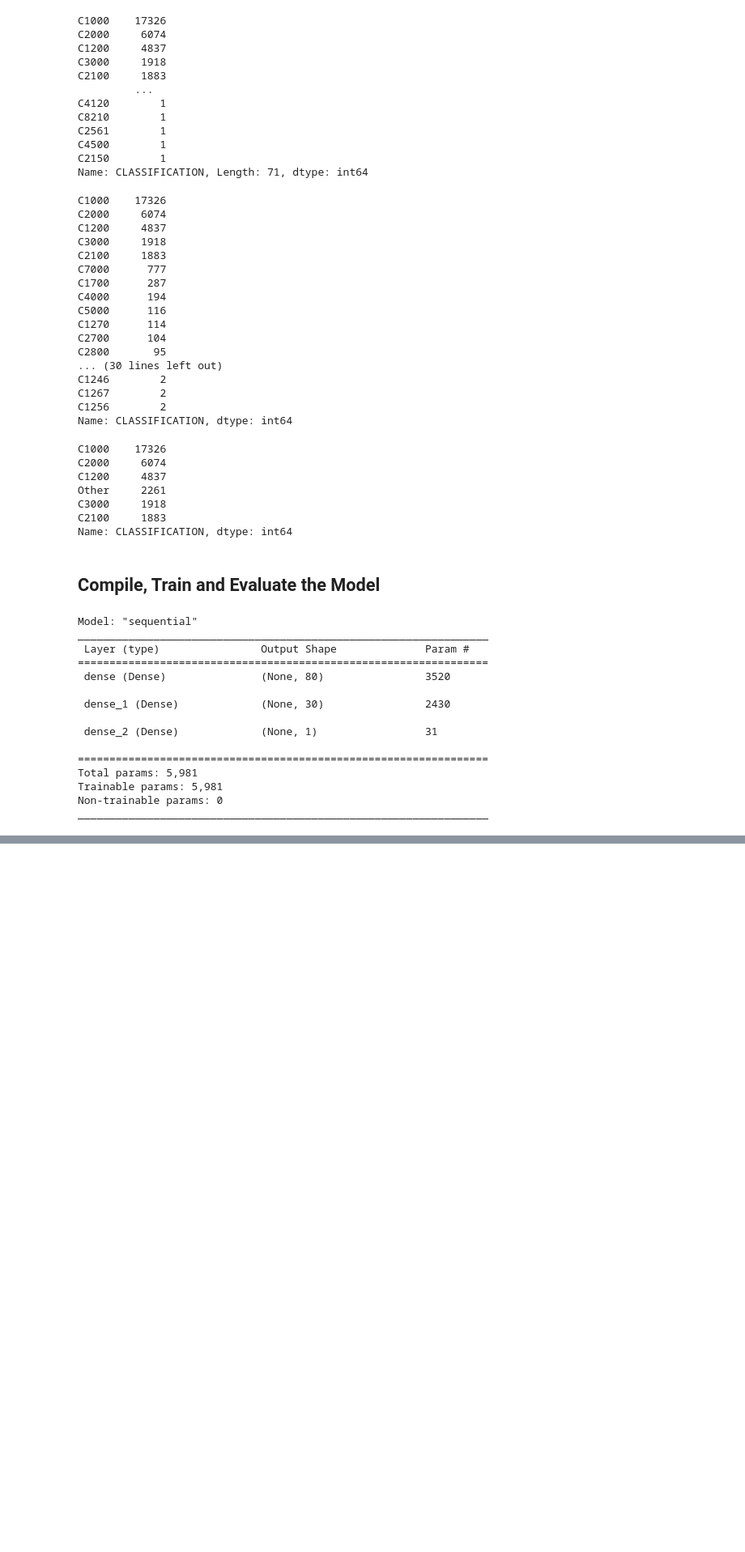
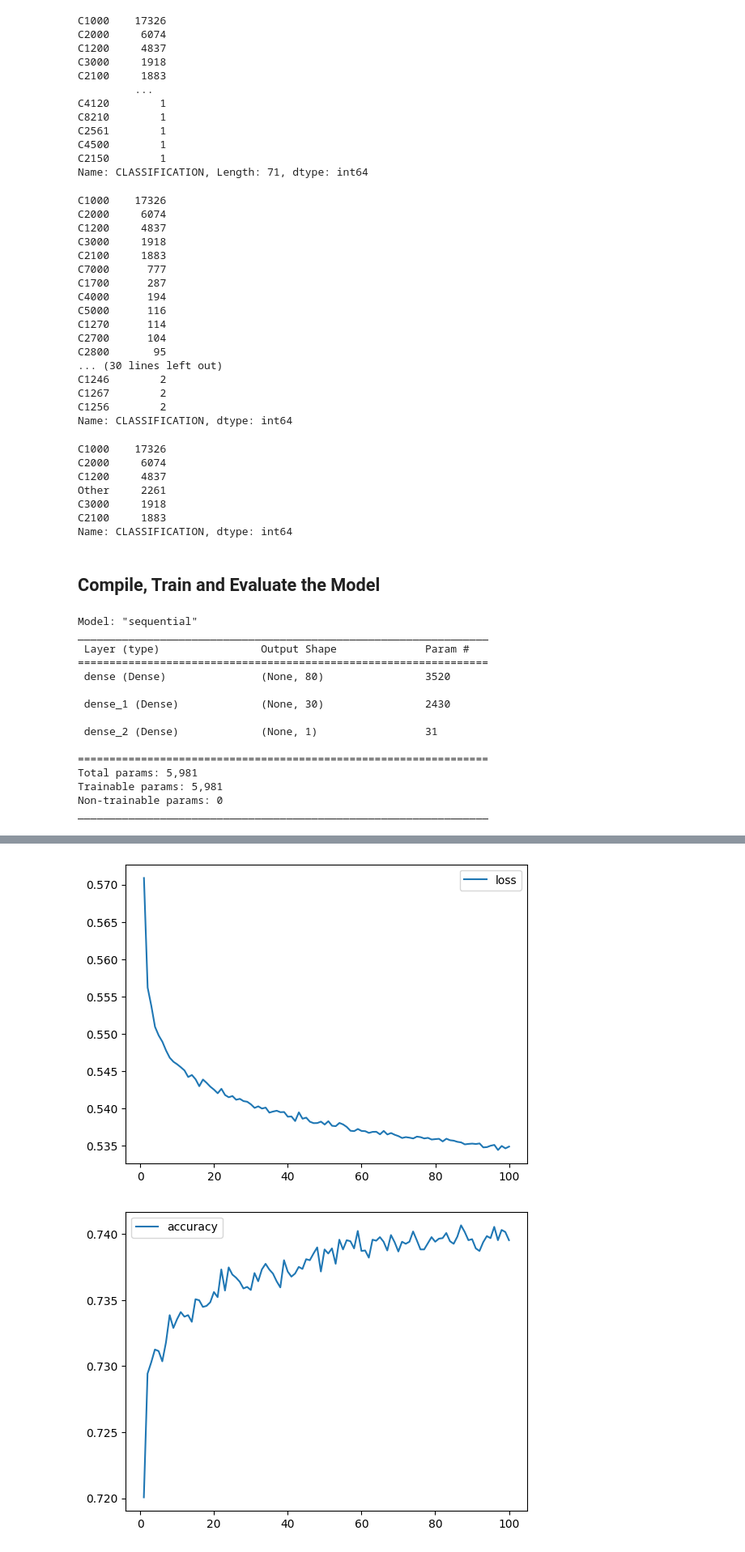
Before and after one commit to shriparna/deep-learning-challenge, a Jupyter notebook: DeepLearningModel/AlphabetSoupCharity.ipynb, the cells around one changed output, grey strips where cells are left out. Shown at 81% size. Saved outputs shown, nothing was run; the diff lists cells and outputs as text; code cells hidden in the pictures; blank space fills up the shorter version.

Commit message:
Completed upto Step 2: Compile, Train, and Evaluate the Model and added plots

```diff
--- a/DeepLearningModel/AlphabetSoupCharity.ipynb
+++ b/DeepLearningModel/AlphabetSoupCharity.ipynb
@@ -229,3 +229,23 @@ Loss: 0.561471164226532, Accuracy: 0.7278134226799011
 # %%
 # Export our model to HDF5 file
 nn.save("AlphabetSoupCharity.h5")
+# %%
+# import matplotlib to plot the loss and accuracy
+import matplotlib.pyplot as plt
+
+# Create a DataFrame containing training history
+history_df = pd.DataFrame(fit_model.history)
+
+# Increase the index by 1 to match the number of epochs
+history_df.index += 1
+
+# Plot the loss
+history_df.plot(y="loss")
+plt.show()
+
+# Plot the accuracy
+history_df.plot(y="accuracy")
+plt.show()
+# %% [output]
+[figure, added]
+[figure, added]
```
Also changed, not shown: parts of 2 cells of this notebook, 4 other files.
